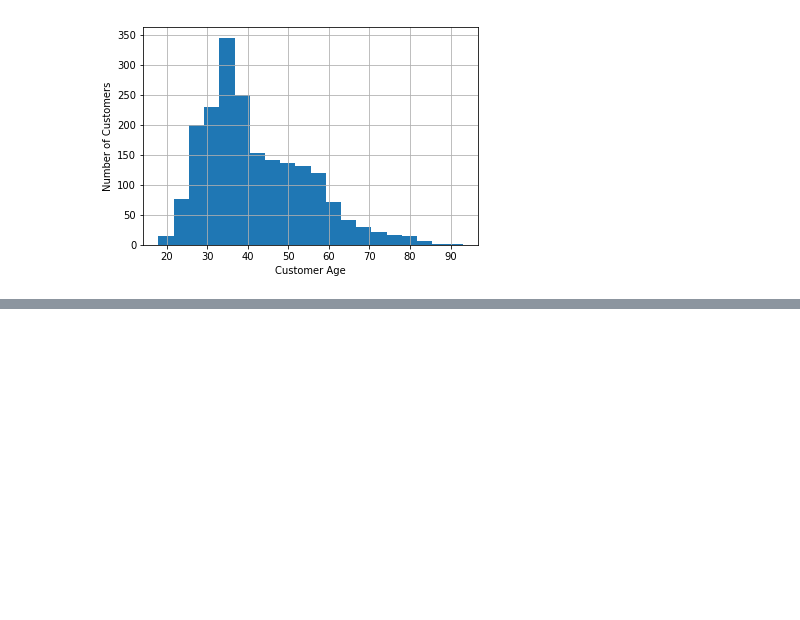
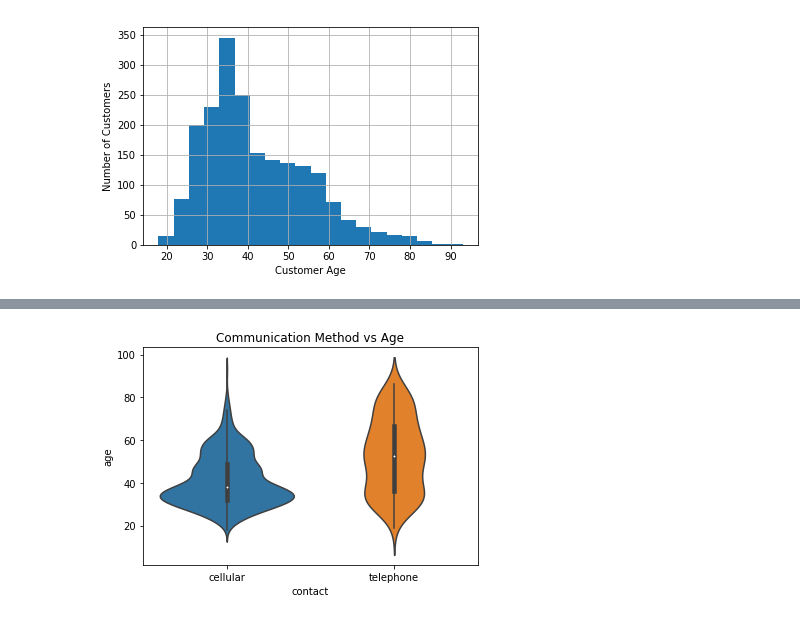
Before and after one commit to vipulpopat/MSCAI_Sem1_Etivity1, a Jupyter notebook: Etivity1.ipynb, the cells around one changed output, grey strips where cells are left out. Cells and saved outputs as stored; diff of their text form; code cells hidden in the pictures; blank space fills up the shorter version.

```diff
--- a/Etivity1.ipynb
+++ b/Etivity1.ipynb
@@ -164,0 +161,8 @@ plt.show()
+# %%
+#Violin plot for Age vs contact
+
+sns.violinplot(x='contact', y='age', data=df)
+plt.title("Communication Method vs Age")
+plt.show()
+# %% [output]
+[figure, added]
```
Also changed, not shown: parts of 20 cells of this notebook.
